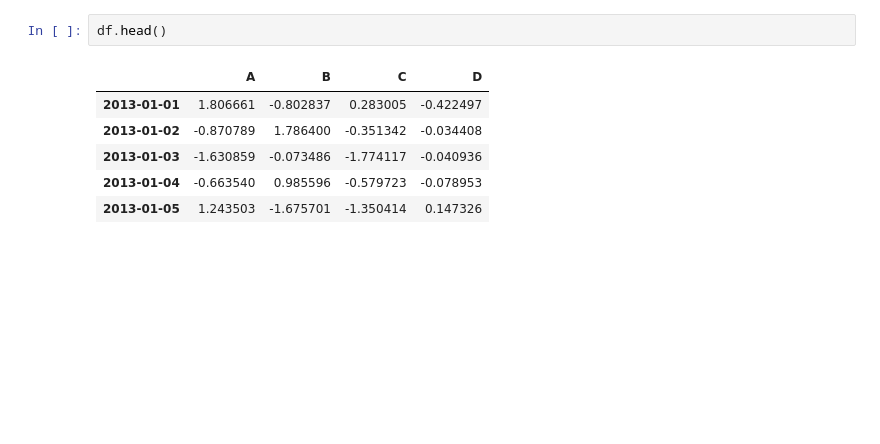
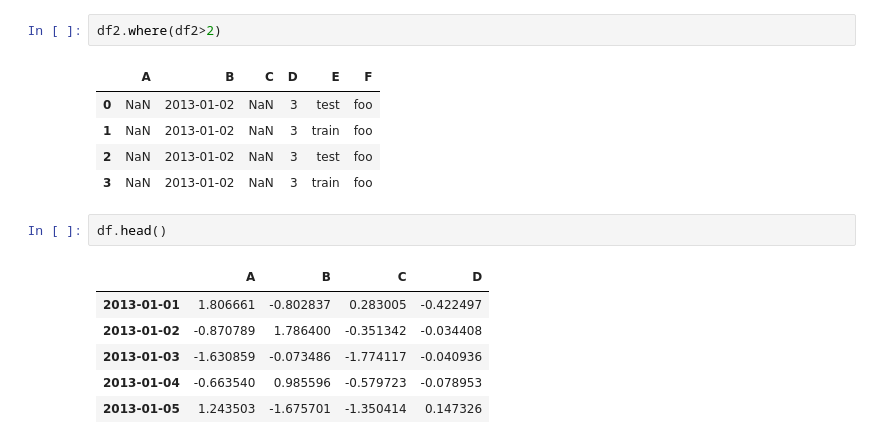
Before and after one commit to jettom/SoftArsenal, a Jupyter notebook: sample/python/10MinsPandas.ipynb, the cells around one changed output. Saved outputs shown, nothing was run; the diff lists cells and outputs as text; blank space fills up the shorter version.

```diff
--- a/sample/python/10MinsPandas.ipynb
+++ b/sample/python/10MinsPandas.ipynb
@@ -70,3 +63,11 @@ SyntaxError: invalid syntax (<ipython-input-13-915637deb483>, line 1)
+# %%
+df2.where(df2>2)
+# %% [output]
+|  | A | B | C | D | E | F |
+| 0 | NaN | 2013-01-02 | NaN | 3 | test | foo |
+| 1 | NaN | 2013-01-02 | NaN | 3 | train | foo |
+| 2 | NaN | 2013-01-02 | NaN | 3 | test | foo |
+| 3 | NaN | 2013-01-02 | NaN | 3 | train | foo |
 # %%
 df.head()
 # %% [output]
```
Also changed, not shown: parts of 16 cells of this notebook, 5 other files.
